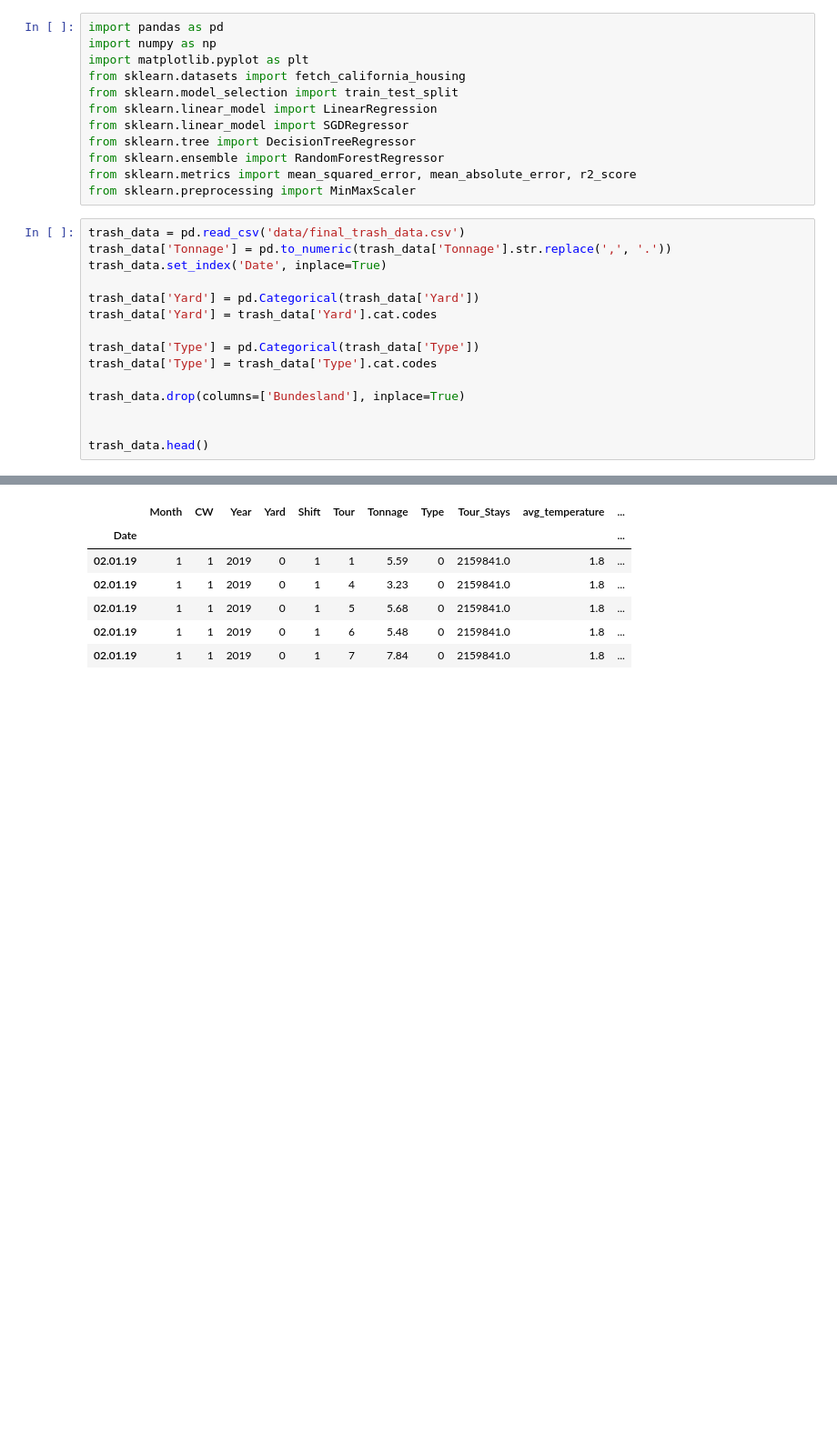
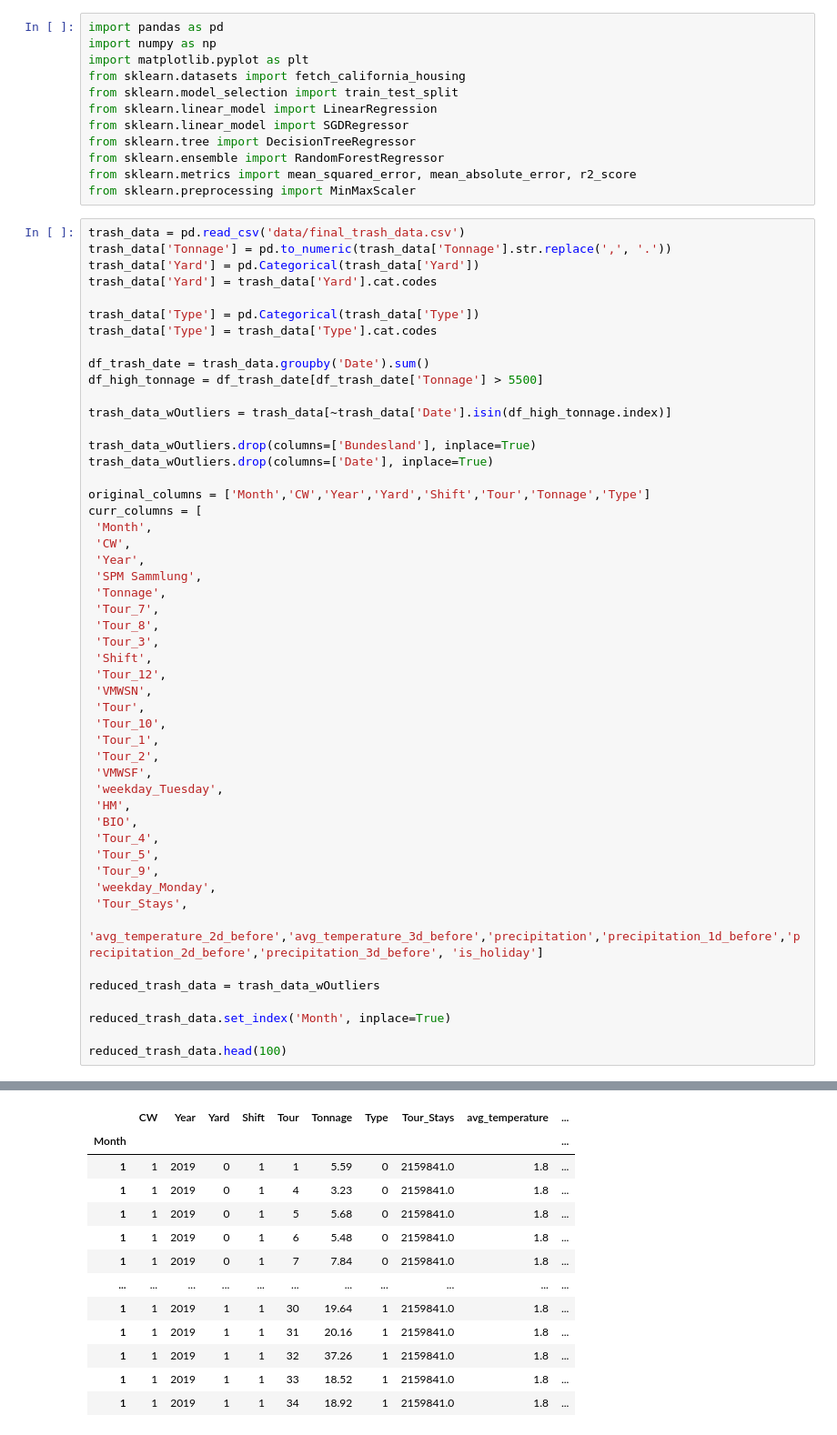
Before and after one commit to FlyingBaum/trash-ml, a Jupyter notebook: model.ipynb, the cells around one changed output, grey strips where cells are left out. Shown at 91% size. Cells and saved outputs as stored; diff of their text form; blank space fills up the shorter version.

```diff
--- a/model.ipynb
+++ b/model.ipynb
@@ -13,16 +13,51 @@ from sklearn.preprocessing import MinMaxScaler
 # %%
 trash_data = pd.read_csv('data/final_trash_data.csv')
 trash_data['Tonnage'] = pd.to_numeric(trash_data['Tonnage'].str.replace(',', '.'))
-trash_data.set_index('Date', inplace=True)
-
 trash_data['Yard'] = pd.Categorical(trash_data['Yard'])
 trash_data['Yard'] = trash_data['Yard'].cat.codes
 
 trash_data['Type'] = pd.Categorical(trash_data['Type'])
 trash_data['Type'] = trash_data['Type'].cat.codes
 
-trash_data.drop(columns=['Bundesland'], inplace=True)
+df_trash_date = trash_data.groupby('Date').sum()
+df_high_tonnage = df_trash_date[df_trash_date['Tonnage'] > 5500]
 
+trash_data_wOutliers = trash_data[~trash_data['Date'].isin(df_high_tonnage.index)]
 
-trash_data.head()
+trash_data_wOutliers.drop(columns=['Bundesland'], inplace=True)
+trash_data_wOutliers.drop(columns=['Date'], inplace=True)
+
+original_columns = ['Month','CW','Year','Yard','Shift','Tour','Tonnage','Type']
+curr_columns = [
+ 'Month',
+ 'CW',
+ 'Year',
+ 'SPM Sammlung',
+ 'Tonnage',
+ 'Tour_7',
+ 'Tour_8',
+ 'Tour_3',
+ 'Shift',
+ 'Tour_12',
+ 'VMWSN',
+ 'Tour',
+ 'Tour_10',
+ 'Tour_1',
+ 'Tour_2',
+ 'VMWSF',
+ 'weekday_Tuesday',
+ 'HM',
+ 'BIO',
+ 'Tour_4',
+ 'Tour_5',
+ 'Tour_9',
+ 'weekday_Monday',
+ 'Tour_Stays',
+ 'avg_temperature_2d_before','avg_temperature_3d_before','precipitation','precipitation_1d_before','precipitation_2d_before','precipitation_3d_before', 'is_holiday']
+
+reduced_trash_data = trash_data_wOutliers
+
+reduced_trash_data.set_index('Month', inplace=True)
+
+reduced_trash_data.head(100)
 # %% [output]
@@ -29,7 +72,13 @@ trash_data.head()
-|  | Month | CW | Year | Yard | Shift | Tour | Tonnage | Type | Tour_Stays | avg_temperature | ... |
-| Date |  |  |  |  |  |  |  |  |  |  | ... |
-| 02.01.19 | 1 | 1 | 2019 | 0 | 1 | 1 | 5.59 | 0 | 2159841.0 | 1.8 | ... |
-| 02.01.19 | 1 | 1 | 2019 | 0 | 1 | 4 | 3.23 | 0 | 2159841.0 | 1.8 | ... |
-| 02.01.19 | 1 | 1 | 2019 | 0 | 1 | 5 | 5.68 | 0 | 2159841.0 | 1.8 | ... |
-| 02.01.19 | 1 | 1 | 2019 | 0 | 1 | 6 | 5.48 | 0 | 2159841.0 | 1.8 | ... |
-| 02.01.19 | 1 | 1 | 2019 | 0 | 1 | 7 | 7.84 | 0 | 2159841.0 | 1.8 | ... |
+|  | CW | Year | Yard | Shift | Tour | Tonnage | Type | Tour_Stays | avg_temperature | ... |
+| Month |  |  |  |  |  |  |  |  |  | ... |
+| 1 | 1 | 2019 | 0 | 1 | 1 | 5.59 | 0 | 2159841.0 | 1.8 | ... |
+| 1 | 1 | 2019 | 0 | 1 | 4 | 3.23 | 0 | 2159841.0 | 1.8 | ... |
+| 1 | 1 | 2019 | 0 | 1 | 5 | 5.68 | 0 | 2159841.0 | 1.8 | ... |
+| 1 | 1 | 2019 | 0 | 1 | 6 | 5.48 | 0 | 2159841.0 | 1.8 | ... |
+| 1 | 1 | 2019 | 0 | 1 | 7 | 7.84 | 0 | 2159841.0 | 1.8 | ... |
+| ... | ... | ... | ... | ... | ... | ... | ... | ... | ... | ... |
+| 1 | 1 | 2019 | 1 | 1 | 30 | 19.64 | 1 | 2159841.0 | 1.8 | ... |
+| 1 | 1 | 2019 | 1 | 1 | 31 | 20.16 | 1 | 2159841.0 | 1.8 | ... |
+| 1 | 1 | 2019 | 1 | 1 | 32 | 37.26 | 1 | 2159841.0 | 1.8 | ... |
+| 1 | 1 | 2019 | 1 | 1 | 33 | 18.52 | 1 | 2159841.0 | 1.8 | ... |
+| 1 | 1 | 2019 | 1 | 1 | 34 | 18.92 | 1 | 2159841.0 | 1.8 | ... |
```
Also changed, not shown: parts of 11 cells of this notebook.
